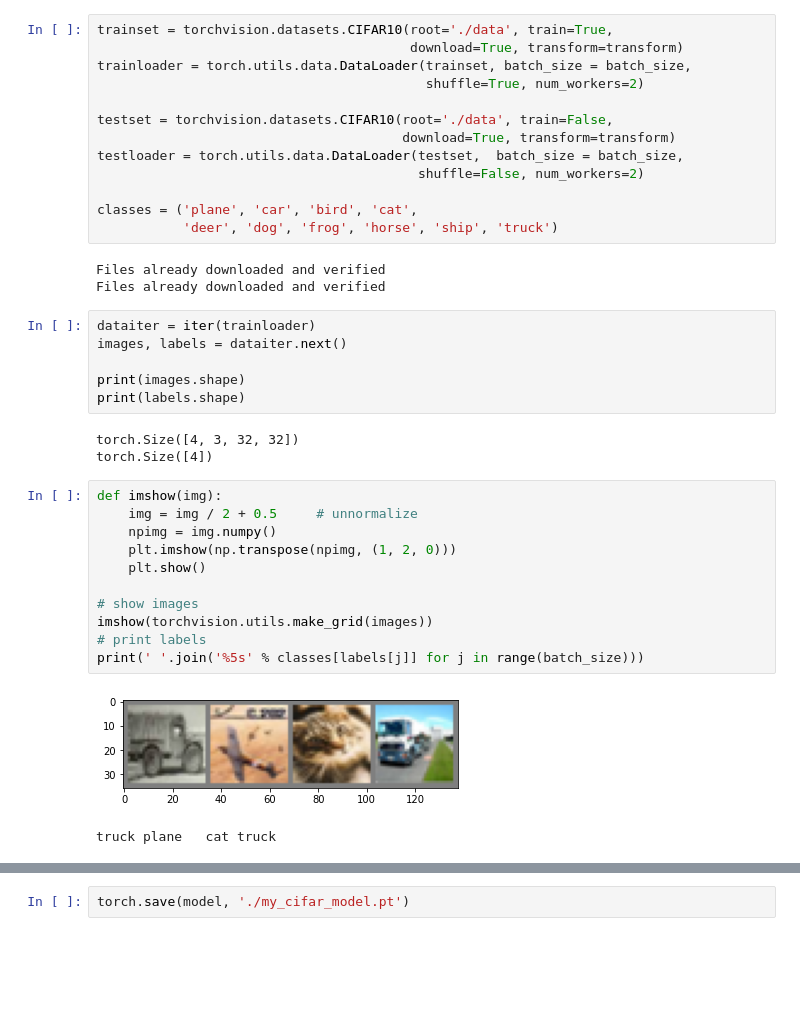
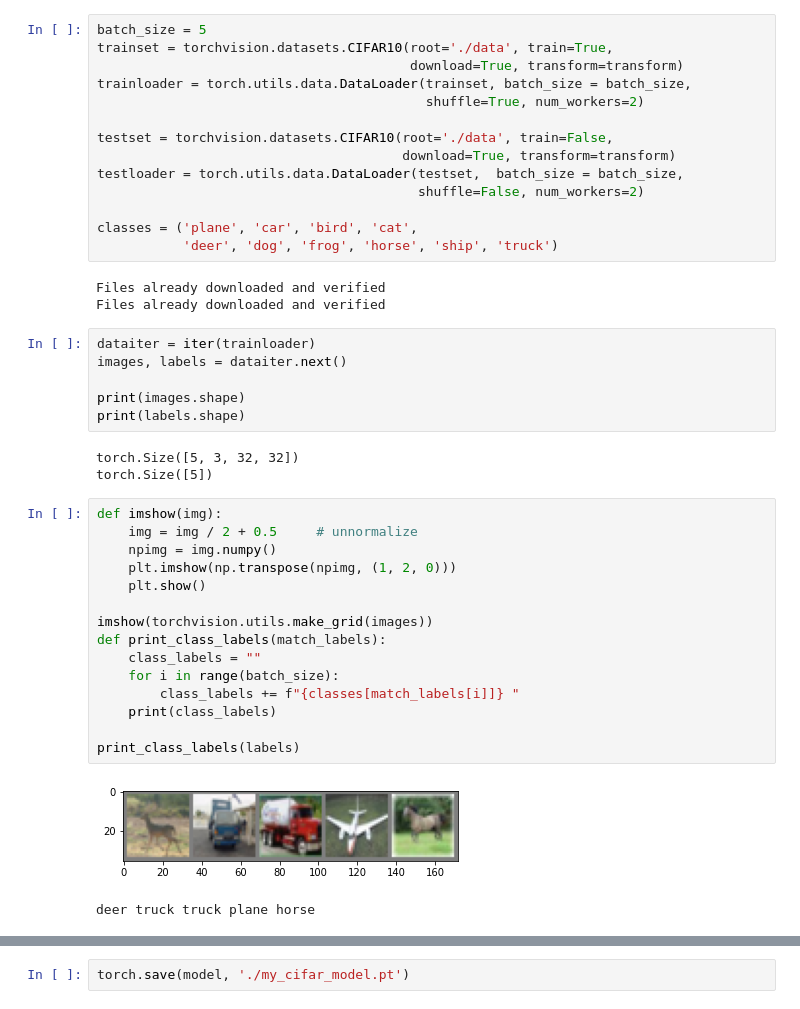
Before and after one commit to JackMcKew/jackmckew.dev, a Jupyter notebook: drafts/2020/neural-net-image-classifier/notebooks/neural-net-image-classifier.ipynb, the cells around one changed output, grey strips where cells are left out. Cells and saved outputs as stored; diff of their text form; blank space fills up the shorter version.

```diff
--- a/drafts/2020/neural-net-image-classifier/notebooks/neural-net-image-classifier.ipynb
+++ b/drafts/2020/neural-net-image-classifier/notebooks/neural-net-image-classifier.ipynb
@@ -16,6 +12,7 @@ transform = transforms.Compose(
     [transforms.ToTensor(),
      transforms.Normalize((0.5, 0.5, 0.5), (0.5, 0.5, 0.5))])
 # %%
+batch_size = 5
 trainset = torchvision.datasets.CIFAR10(root='./data', train=True,
                                         download=True, transform=transform)
 trainloader = torch.utils.data.DataLoader(trainset, batch_size = batch_size,
@@ -38,20 +35,24 @@ images, labels = dataiter.next()
 print(images.shape)
 print(labels.shape)
 # %% [output]
-torch.Size([4, 3, 32, 32])
-torch.Size([4])
+torch.Size([5, 3, 32, 32])
+torch.Size([5])
 # %%
 def imshow(img):
     img = img / 2 + 0.5     # unnormalize
     npimg = img.numpy()
     plt.imshow(np.transpose(npimg, (1, 2, 0)))
     plt.show()
 
-# show images
 imshow(torchvision.utils.make_grid(images))
-# print labels
-print(' '.join('%5s' % classes[labels[j]] for j in range(batch_size)))
+def print_class_labels(match_labels):
+    class_labels = ""
+    for i in range(batch_size):
+        class_labels += f"{classes[match_labels[i]]} "
+    print(class_labels)
+
+print_class_labels(labels)
 # %% [output]
-[figure, old version]
+[figure, new version]
-truck plane   cat truck
+deer truck truck plane horse
 # %%
```
Also changed, not shown: parts of 9 cells of this notebook, 1 other file.
